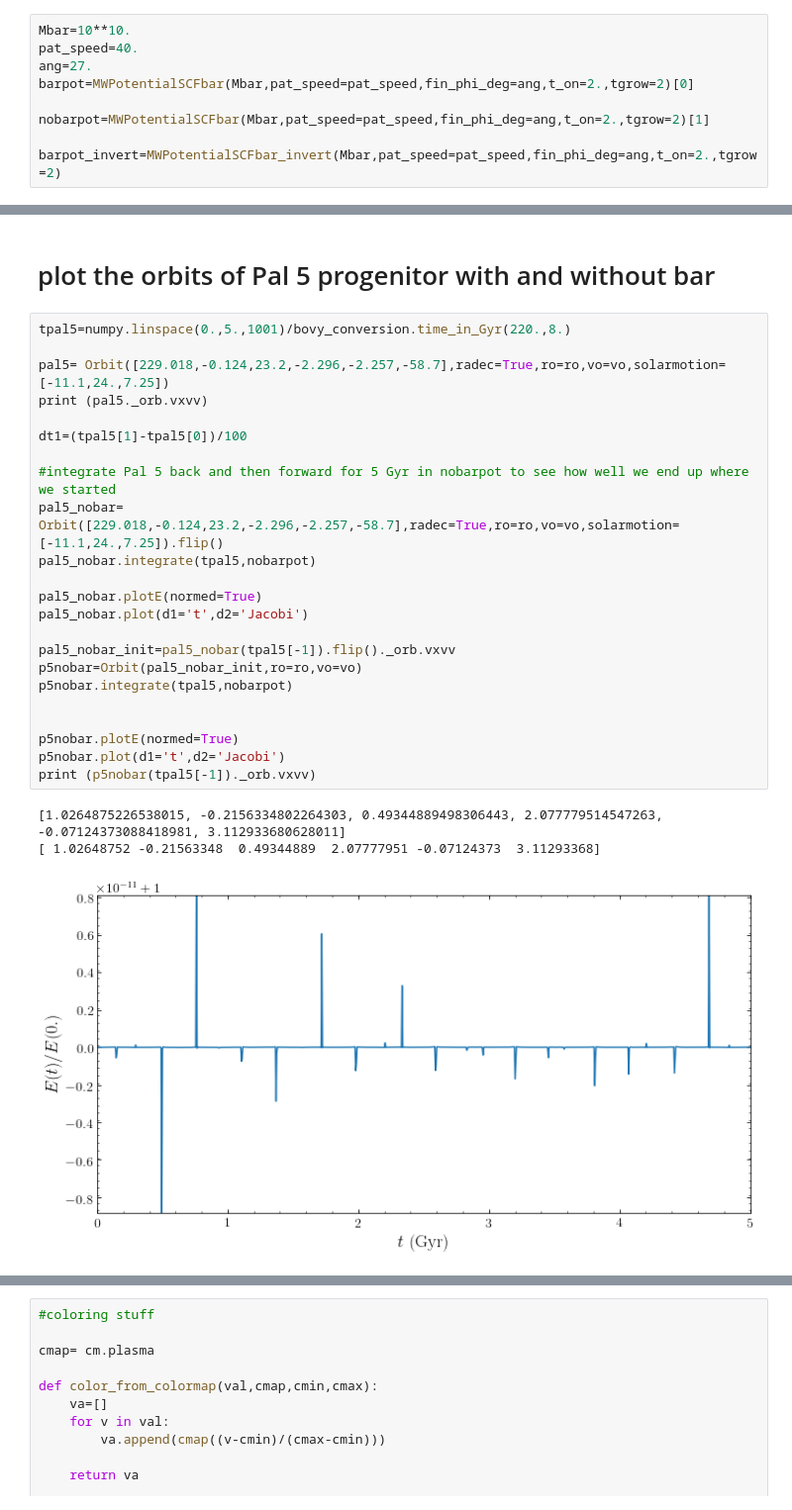
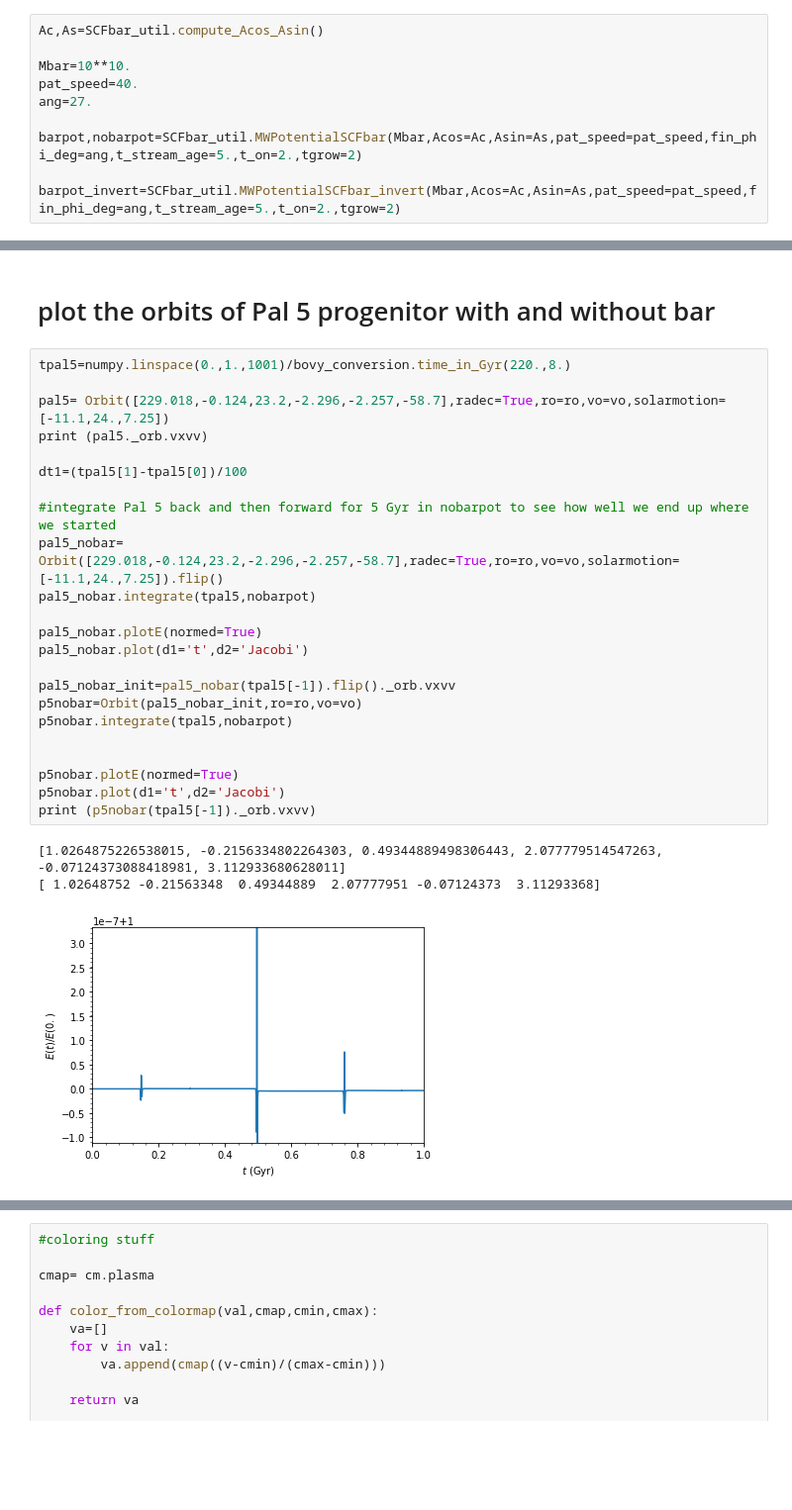
Before and after one commit to nbanik/Baryonic-effects-on-Pal5, a Jupyter notebook: bar_growth_perturb_Pal5_orbit.ipynb, the cells around one changed output, grey strips where cells are left out. Shown at 99% size. Cells and saved outputs as stored; diff of their text form; blank space fills up the shorter version.

Commit message:
added SCFbar util

```diff
--- a/bar_growth_perturb_Pal5_orbit.ipynb
+++ b/bar_growth_perturb_Pal5_orbit.ipynb
@@ -258,12 +35,13 @@ def MWPotentialSCFbar_invert(mbar,Ac=Acos,As=Asin,rs=1.,normalize=False,pat_spee
 # %%
+Ac,As=SCFbar_util.compute_Acos_Asin()
+
 Mbar=10**10.
 pat_speed=40.
 ang=27.
-barpot=MWPotentialSCFbar(Mbar,pat_speed=pat_speed,fin_phi_deg=ang,t_on=2.,tgrow=2)[0]
 
-nobarpot=MWPotentialSCFbar(Mbar,pat_speed=pat_speed,fin_phi_deg=ang,t_on=2.,tgrow=2)[1]
+barpot,nobarpot=SCFbar_util.MWPotentialSCFbar(Mbar,Acos=Ac,Asin=As,pat_speed=pat_speed,fin_phi_deg=ang,t_stream_age=5.,t_on=2.,tgrow=2)
 
-barpot_invert=MWPotentialSCFbar_invert(Mbar,pat_speed=pat_speed,fin_phi_deg=ang,t_on=2.,tgrow=2)
+barpot_invert=SCFbar_util.MWPotentialSCFbar_invert(Mbar,Acos=Ac,Asin=As,pat_speed=pat_speed,fin_phi_deg=ang,t_stream_age=5.,t_on=2.,tgrow=2)
 # %% [markdown]
 # Plot density contours of the barred MW potential to see how the bar evolves, the straight line is at 27 deg to check whether the bar aligns with that today. The view is from the South Galactic Cap.
 # %%
@@ -348,29 +95,29 @@ plotDensities(barpot_invert,rmin=-10.*u.kpc,rmax=10.*u.kpc,zmax=10.*u.kpc,zmin=-
 # %% [markdown]
 # plot the orbits of Pal 5 progenitor with and without bar
 # %%
-tpal5=numpy.linspace(0.,5.,1001)/bovy_conversion.time_in_Gyr(220.,8.)
+tpal5=numpy.linspace(0.,1.,1001)/bovy_conversion.time_in_Gyr(220.,8.)
 
 pal5= Orbit([229.018,-0.124,23.2,-2.296,-2.257,-58.7],radec=True,ro=ro,vo=vo,solarmotion=[-11.1,24.,7.25])
 print (pal5._orb.vxvv)
 
 dt1=(tpal5[1]-tpal5[0])/100
 
 #integrate Pal 5 back and then forward for 5 Gyr in nobarpot to see how well we end up where we started
 pal5_nobar= Orbit([229.018,-0.124,23.2,-2.296,-2.257,-58.7],radec=True,ro=ro,vo=vo,solarmotion=[-11.1,24.,7.25]).flip()
 pal5_nobar.integrate(tpal5,nobarpot)
 
 pal5_nobar.plotE(normed=True)
 pal5_nobar.plot(d1='t',d2='Jacobi')
 
 pal5_nobar_init=pal5_nobar(tpal5[-1]).flip()._orb.vxvv
 p5nobar=Orbit(pal5_nobar_init,ro=ro,vo=vo)
 p5nobar.integrate(tpal5,nobarpot)
 
 
 p5nobar.plotE(normed=True)
 p5nobar.plot(d1='t',d2='Jacobi')
 print (p5nobar(tpal5[-1])._orb.vxvv)
 # %% [output]
 [1.0264875226538015, -0.2156334802264303, 0.49344889498306443, 2.077779514547263, -0.07124373088418981, 3.112933680628011]
 [ 1.02648752 -0.21563348  0.49344889  2.07777951 -0.07124373  3.11293368]
-[figure, old version]
+[figure, new version]
```
Also changed, not shown: parts of 13 cells of this notebook, 1 other file.
